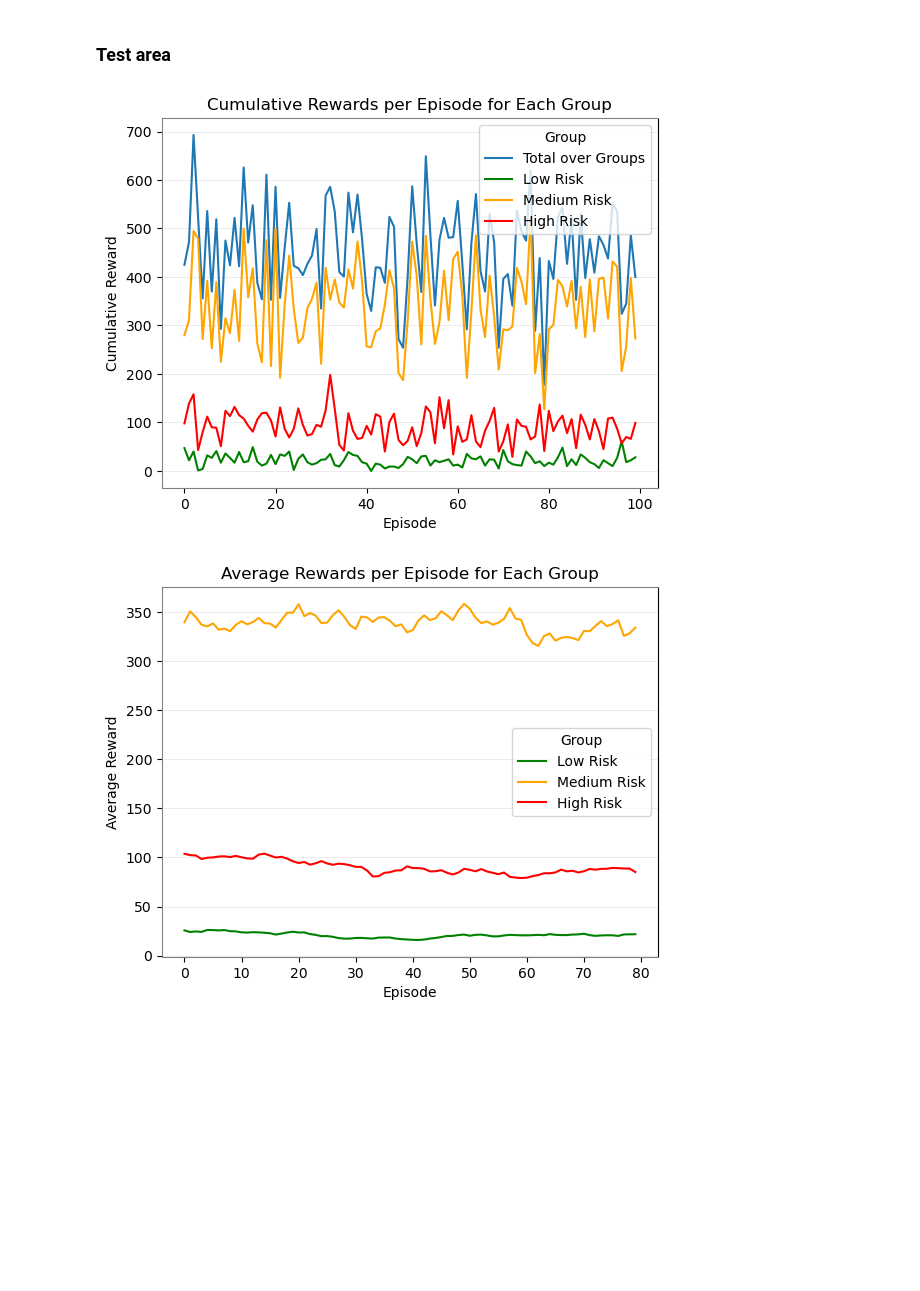
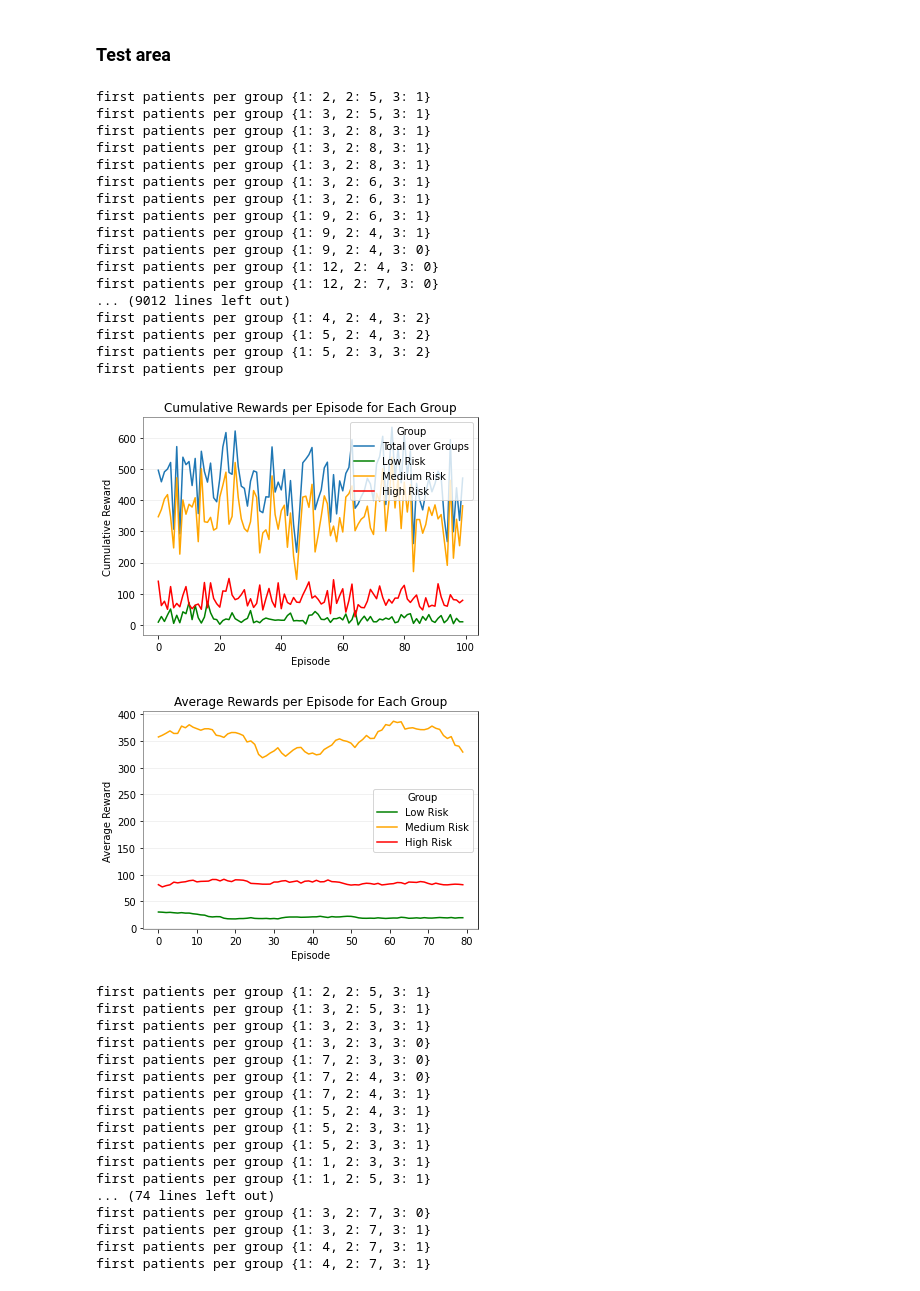
Before and after one commit to justinebreuch/organ-allocation, a Jupyter notebook: MMDP_NashQ.ipynb, the cells around one changed output. Cells and saved outputs as stored; diff of their text form; code cells hidden in the pictures; blank space fills up the shorter version.

Commit message:
nash q fix

```diff
--- a/MMDP_NashQ.ipynb
+++ b/MMDP_NashQ.ipynb
@@ -92,5 +94,5 @@ def decentralized_transition_add(state, actions, sample_urgency_func):
 # %%
-def decentralized_transition_add(state, actions, sample_urgency_func):
+def _decentralized_transition_add(state, actions, sample_urgency_func):
     new_state = {
         "time": state["time"] + 1,
         "organs": state["organs"],
@@ -194,7 +196,7 @@ def extract_optimal_policy_Nash(Q_table):
 
 
 # Simulate with optimal policy
-def simulate_with_optimal_policy(optimal_policies, initialize_state, transition_func, sample_func):
+def simulate_with_optimal_policy(optimal_policies, initialize_state, transition_func, sample_func, patients_per_group):
     state = initialize_state()
     organs_allocated_over_time = []
     group_allocations = {group_id: [] for group_id in range(len(optimal_policies))}
@@ -209,9 +211,10 @@ def simulate_with_optimal_policy(optimal_policies, initialize_state, transition_
             if key in optimal_policy:
                 actions.append(optimal_policy[key])
             else:
+                print("using random action")
                 actions.append(random.choice(range(11)))
 
-        next_state, _ = transition_func(state, actions, sample_func)
+        next_state, _, patients_per_group = transition_func(state, actions, sample_func, patients_per_group)
         cumulative_allocations = total_organs - next_state["organs"]
         organs_allocated_over_time.append(cumulative_allocations)
 
@@ -224,7 +227,7 @@ def simulate_with_optimal_policy(optimal_policies, initialize_state, transition_
 # %% [markdown]
 ### Q-learning loop
 # %%
-def Nash_Q_learn(transition_func, sample_func, num_episodes, alpha, gamma, epsilon):
+def Nash_Q_learn(transition_func, sample_func, patients_per_group, num_episodes, alpha, gamma, epsilon):
     # Initialize Q-tables for each group
     group_Q_tables = [
         {(t, organs): [0] * 11 for t in range(time_horizon) for organs in range(total_organs + 1)}
@@ -252,7 +255,7 @@ def Nash_Q_learn(transition_func, sample_func, num_episodes, alpha, gamma, epsil
                     actions.append(np.argmax(group_Q_tables[group_id][group_state]))  # Exploit
 
             # Perform decentralized transition
-            next_state, rewards = transition_func(state, actions, sample_func)
+            next_state, rewards, patients_per_group = transition_func(state, actions, sample_func, patients_per_group)
 
             # Update Q-tables
             for group_id in range(num_groups):
@@ -294,7 +297,7 @@ def plot_cumulative(group_rewards_per_episode, title):
     ax.spines['top'].set_color('gray')
     ax.spines['bottom'].set_color('gray')
     ax.spines['left'].set_color('gray')
-    plt.savefig(f"{title}.png")
+    #plt.savefig(f"{title}.png")
     plt.show()
 
 def plot_average(group_rewards_per_episode, title):
@@ -318,14 +321,14 @@ def plot_average(group_rewards_per_episode, title):
     ax.spines['top'].set_color('gray')
     ax.spines['bottom'].set_color('gray')
     ax.spines['left'].set_color('gray')
-    plt.savefig(f"{title}.png")
+    #plt.savefig(f"{title}.png")
     plt.show()
 
-def plot_organs_allocated(group_Q_tables, transition_func, sample_func, title):
+def plot_organs_allocated(group_Q_tables, transition_func, sample_func, title, patients_per_group):
     # Simulate and plot results
     optimal_policies = [extract_optimal_policy_Nash(Q_table) for Q_table in group_Q_tables]
     organs_allocated_over_time, group_allocations = simulate_with_optimal_policy(
-        optimal_policies, initialize_state, transition_func, sample_func
+        optimal_policies, initialize_state, transition_func, sample_func, patients_per_group
     )
 
     plt.plot(organs_allocated_over_time, label="Total Allocations")
@@ -349,7 +352,7 @@ def plot_organs_allocated(group_Q_tables, transition_func, sample_func, title):
     plt.xlabel("Time Steps")
     plt.ylabel("Total Organs Allocated")
     plt.legend()
-    plt.savefig(f"{title}.png")
+    #plt.savefig(f"{title}.png")
 
     plt.show()
 # %% [markdown]
@@ -357,34 +360,70 @@ def plot_organs_allocated(group_Q_tables, transition_func, sample_func, title):
 # %%
 
 
 # Environment parameters
 num_groups = 3  # Patient groups: Low Risk, Medium Risk, High Risk
 total_organs = 500  # Initial organ supply
 time_horizon = 30  # Ischemic time limit (discrete time steps)
 num_episodes = 100  # Number of Q-learning episodes
 
 patients_per_group = {1: 2, 2: 5, 3: 1}
 group_lambdas = [3, 5, 1]  # Mean number of new patients for each group
 
 epsilon = 0.8
 alpha = 0.9
 gamma = 1
 
 transition_func = decentralized_transition_add
-sample_func = sample_urgency
+sample_func = sample_urgency_beta
 
 
 
 
-group_Q_tables, group_rewards_per_episode = Nash_Q_learn(transition_func, sample_func, num_episodes, alpha, gamma, epsilon)
+group_Q_tables, group_rewards_per_episode = Nash_Q_learn(transition_func, sample_func, patients_per_group, num_episodes, alpha, gamma, epsilon)
 optimal_policies = [extract_optimal_policy_Nash(Q_table) for Q_table in group_Q_tables]
+patients_per_group = {1: 2, 2: 5, 3: 1}
 organs_allocated_over_time, group_allocations = simulate_with_optimal_policy(
-        optimal_policies, initialize_state, transition_func, sample_func
+        optimal_policies, initialize_state, transition_func, sample_func, patients_per_group
     )
 
 plot_cumulative(group_rewards_per_episode, "x")
 plot_average(group_rewards_per_episode, "x")
-plot_organs_allocated(group_Q_tables, transition_func, sample_func, "x")
+patients_per_group = {1: 2, 2: 5, 3: 1}
+plot_organs_allocated(group_Q_tables, transition_func, sample_func, "x", patients_per_group)
 # %% [output]
+first patients per group {1: 2, 2: 5, 3: 1}
+first patients per group {1: 3, 2: 5, 3: 1}
+first patients per group {1: 3, 2: 8, 3: 1}
+first patients per group {1: 3, 2: 8, 3: 1}
+first patients per group {1: 3, 2: 8, 3: 1}
+first patients per group {1: 3, 2: 6, 3: 1}
+first patients per group {1: 3, 2: 6, 3: 1}
+first patients per group {1: 9, 2: 6, 3: 1}
+first patients per group {1: 9, 2: 4, 3: 1}
+first patients per group {1: 9, 2: 4, 3: 0}
+first patients per group {1: 12, 2: 4, 3: 0}
+first patients per group {1: 12, 2: 7, 3: 0}
+... (9012 lines left out)
+first patients per group {1: 4, 2: 4, 3: 2}
+first patients per group {1: 5, 2: 4, 3: 2}
+first patients per group {1: 5, 2: 3, 3: 2}
+first patients per group
-[figure, old version]
+[figure, new version]
-[figure, old version]
+[figure, new version]
+first patients per group {1: 2, 2: 5, 3: 1}
+first patients per group {1: 3, 2: 5, 3: 1}
+first patients per group {1: 3, 2: 3, 3: 1}
+first patients per group {1: 3, 2: 3, 3: 0}
+first patients per group {1: 7, 2: 3, 3: 0}
+first patients per group {1: 7, 2: 4, 3: 0}
+first patients per group {1: 7, 2: 4, 3: 1}
+first patients per group {1: 5, 2: 4, 3: 1}
+first patients per group {1: 5, 2: 3, 3: 1}
+first patients per group {1: 5, 2: 3, 3: 1}
+first patients per group {1: 1, 2: 3, 3: 1}
+first patients per group {1: 1, 2: 5, 3: 1}
+... (74 lines left out)
+first patients per group {1: 3, 2: 7, 3: 0}
+first patients per group {1: 3, 2: 7, 3: 1}
+first patients per group {1: 4, 2: 7, 3: 1}
+first patients per group {1: 4, 2: 7, 3: 1}
```
Also changed, not shown: parts of 5 cells of this notebook.
